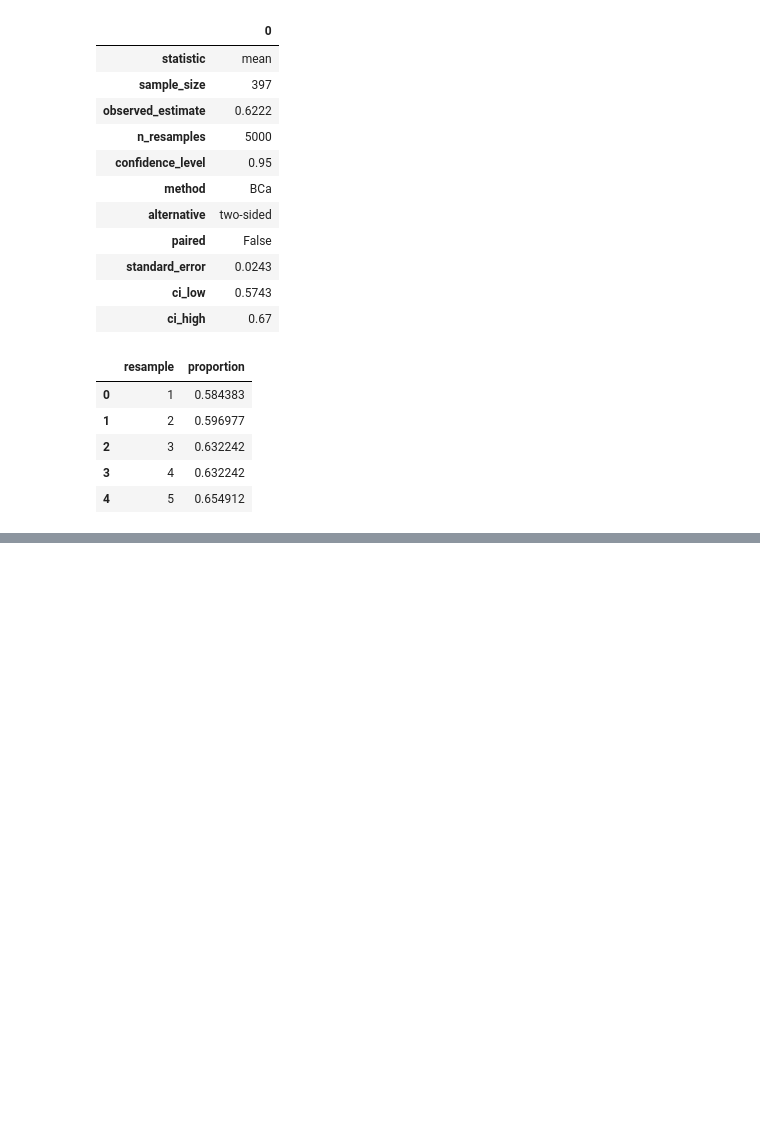
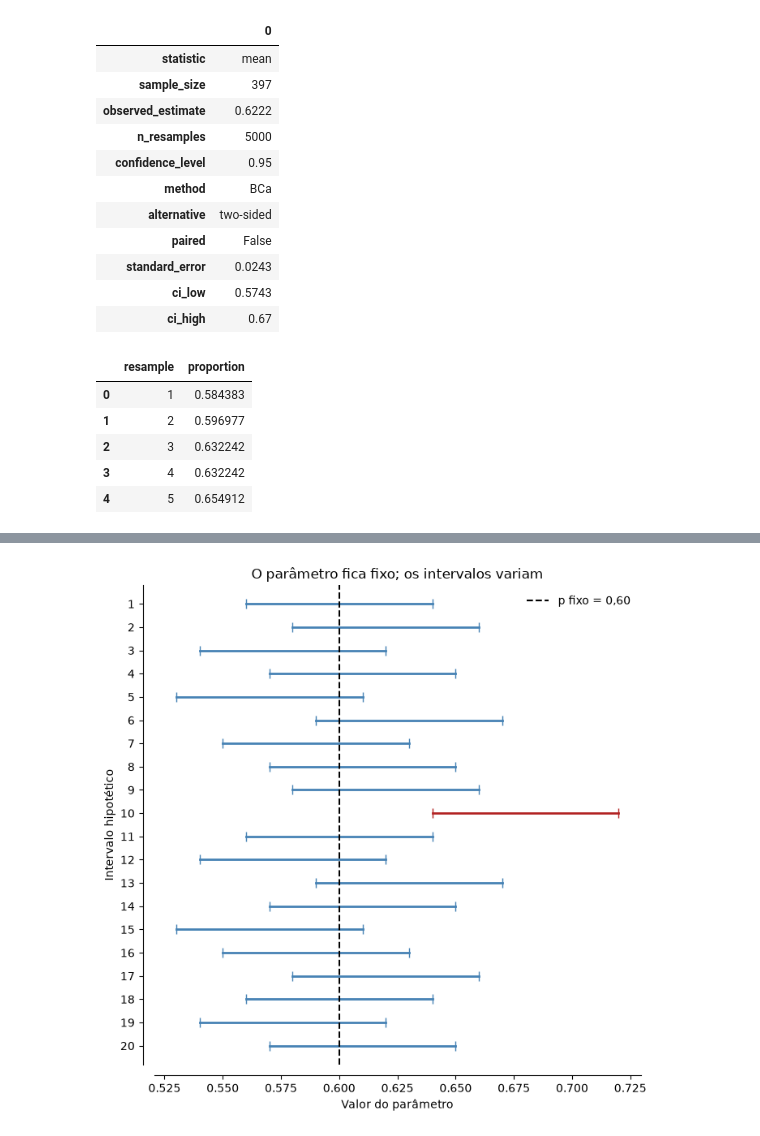
Before and after one commit to jhlopesalves/eda_humanidades, a Jupyter notebook: encontro_10/enc_10.ipynb, the cells around one changed output, grey strips where cells are left out. Drawn from its saved outputs; the diff is of its cells as text; code cells hidden in the pictures; blank space fills up the shorter version.

```diff
--- a/encontro_10/enc_10.ipynb
+++ b/encontro_10/enc_10.ipynb
@@ -1141,0 +1341,41 @@ Essas condições devem ser justificadas pelo desenho da pesquisa.
+# %%
+#| label: fig-cobertura-confianca
+#| fig-cap: "Esquema hipotético: intervalos variáveis em torno de um parâmetro fixo de 0,60. A maioria o contém; um intervalo não o contém."
+#| fig-alt: "Vinte intervalos horizontais e uma linha vertical fixa em 0,60. Dezenove intervalos atravessam a linha; um fica inteiramente à direita. É um esquema conceitual, não uma simulação de cobertura."
+#| code-fold: true
+#| code-summary: "Mostrar construção do esquema de cobertura"
+
+# Limites fixos para ilustrar a cobertura; não avaliam o método BCa.
+coverage_parameter = 0.60
+coverage_centres = np.array([
+    .60, .62, .58, .61, .57, .63, .59, .61, .62, .68,
+    .60, .58, .63, .61, .57, .59, .62, .60, .58, .61,
+])
+coverage_lower = coverage_centres - .04
+coverage_upper = coverage_centres + .04
+coverage_contains = (
+    (coverage_lower <= coverage_parameter)
+    & (coverage_parameter <= coverage_upper)
+)
+
+fig, ax = plt.subplots(figsize=(7, 7))
+for interval_index in range(len(coverage_centres)):
+    contains = coverage_contains[interval_index]
+    ax.plot(
+        [coverage_lower[interval_index], coverage_upper[interval_index]],
+        [interval_index + 1, interval_index + 1],
+        color="steelblue" if contains else "firebrick", linewidth=2,
+        marker="|", markersize=8,
+    )
+ax.axvline(coverage_parameter, color="black", linestyle="--", label="p fixo = 0,60")
+ax.set(
+    xlabel="Valor do parâmetro", ylabel="Intervalo hipotético",
+    yticks=np.arange(1, 21), ylim=(20.8, 0.2),
+    title="O parâmetro fica fixo; os intervalos variam",
+)
+ax.legend(frameon=False)
+sns.despine(ax=ax, offset=10)
+fig.tight_layout()
+plt.show()
+# %% [output]
+[figure, added]
```
Also changed, not shown: parts of 60 cells of this notebook.
